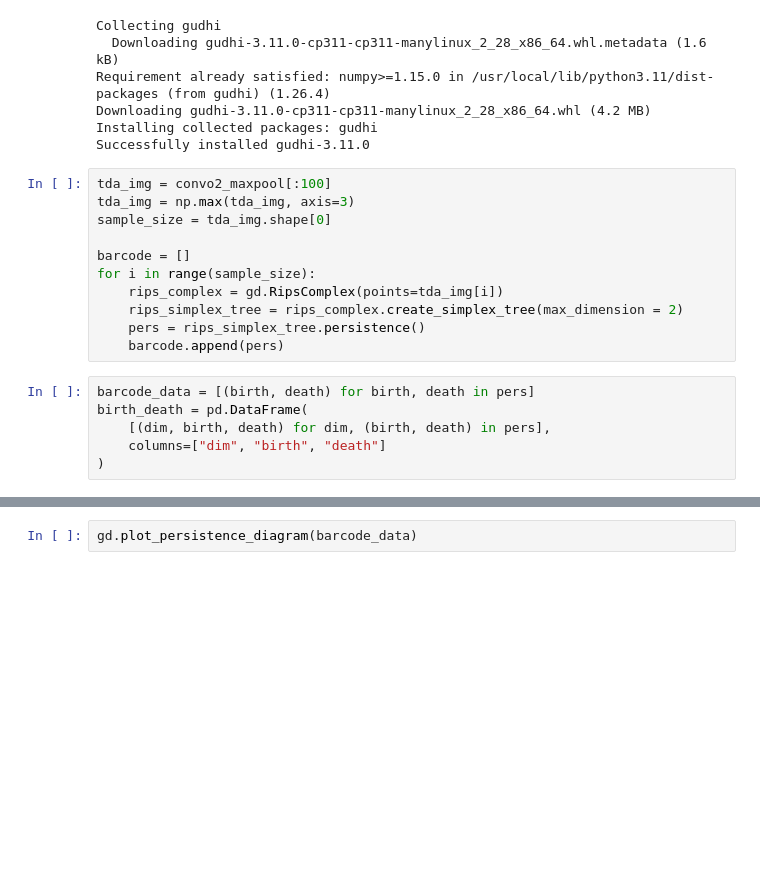
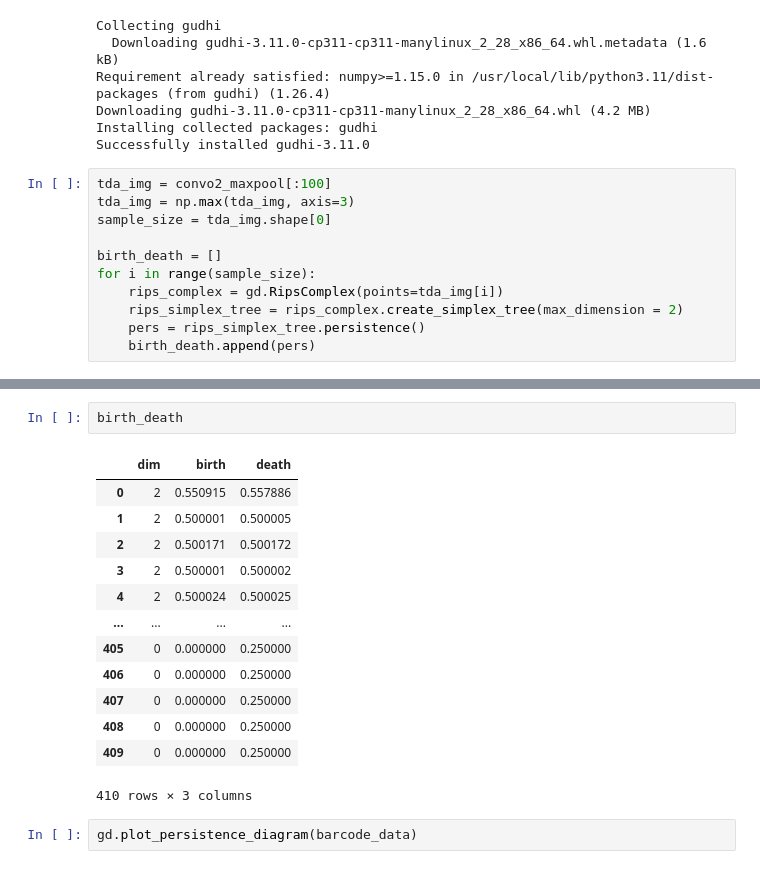
Before and after one commit to pquynhvu/TDA, a Jupyter notebook: mnist_pytorch.ipynb, the cells around one changed output, grey strips where cells are left out. Saved outputs shown, nothing was run; the diff lists cells and outputs as text; blank space fills up the shorter version.

```diff
--- a/mnist_pytorch.ipynb
+++ b/mnist_pytorch.ipynb
@@ -291,15 +291,9 @@ tda_img = convo2_maxpool[:100]
 tda_img = np.max(tda_img, axis=3)
 sample_size = tda_img.shape[0]
 
-barcode = []
+birth_death = []
 for i in range(sample_size):
     rips_complex = gd.RipsComplex(points=tda_img[i])
     rips_simplex_tree = rips_complex.create_simplex_tree(max_dimension = 2)
     pers = rips_simplex_tree.persistence()
-    barcode.append(pers)
+    birth_death.append(pers)
-# %%
-barcode_data = [(birth, death) for birth, death in pers]
-birth_death = pd.DataFrame(
-    [(dim, birth, death) for dim, (birth, death) in pers],
-    columns=["dim", "birth", "death"]
-)
@@ -311,3 +320,19 @@ gd.plot_persistence_barcode(persistence_diagrams[86])
+# %%
+birth_death
+# %% [output]
+|  | dim | birth | death |
+| 0 | 2 | 0.550915 | 0.557886 |
+| 1 | 2 | 0.500001 | 0.500005 |
+| 2 | 2 | 0.500171 | 0.500172 |
+| 3 | 2 | 0.500001 | 0.500002 |
+| 4 | 2 | 0.500024 | 0.500025 |
+| ... | ... | ... | ... |
+| 405 | 0 | 0.000000 | 0.250000 |
+| 406 | 0 | 0.000000 | 0.250000 |
+| 407 | 0 | 0.000000 | 0.250000 |
+| 408 | 0 | 0.000000 | 0.250000 |
+| 409 | 0 | 0.000000 | 0.250000 |
+410 rows × 3 columns
 # %%
 gd.plot_persistence_diagram(barcode_data)
 # %% [output]
```
Also changed, not shown: parts of 2 cells of this notebook.
